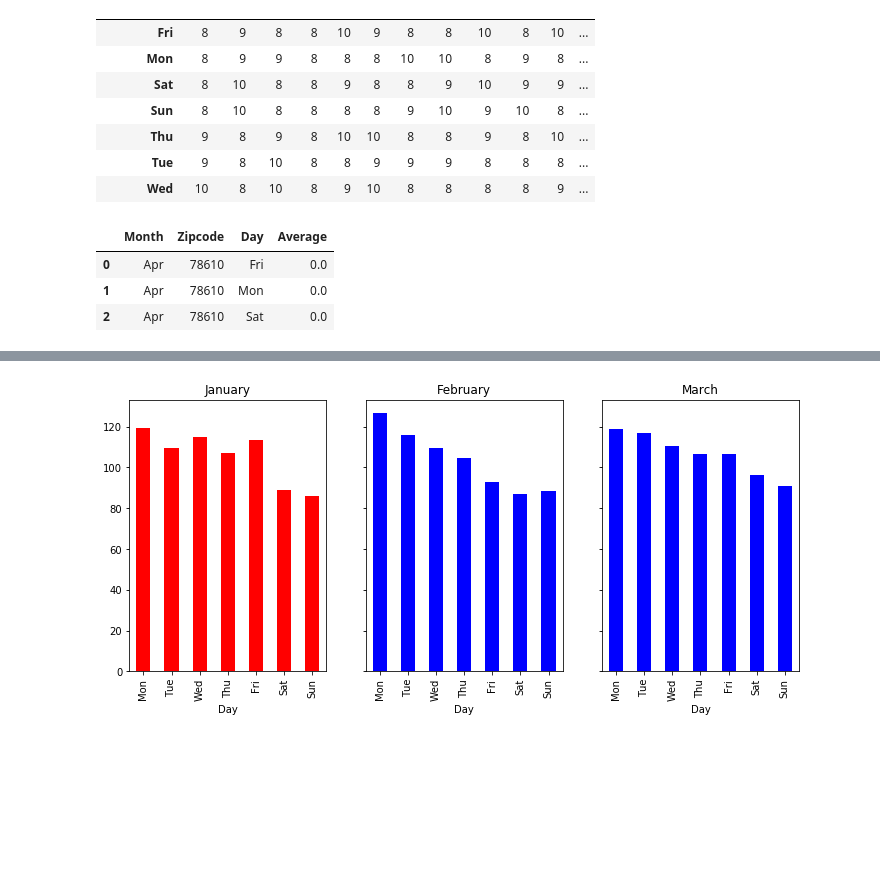
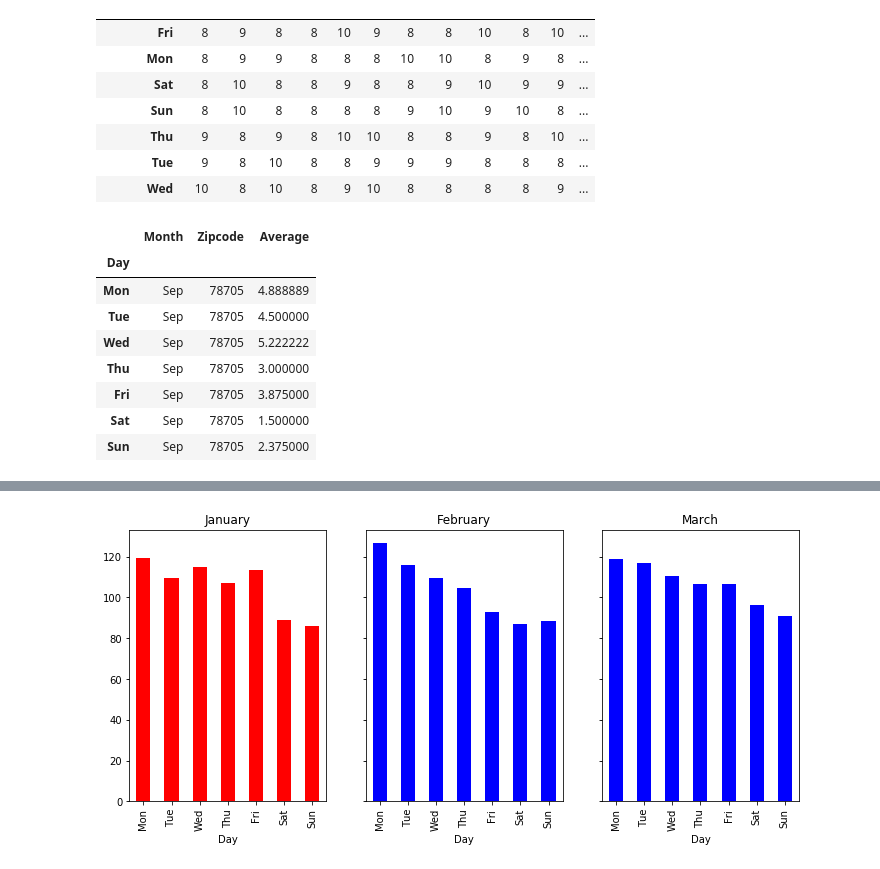
Before and after one commit to sxzhu/mis381_project, a Jupyter notebook: Exploratory_Template-model-Diehl.ipynb, the cells around one changed output, grey strips where cells are left out. Drawn from its saved outputs; the diff is of its cells as text; code cells hidden in the pictures; blank space fills up the shorter version.

```diff
--- a/Exploratory_Template-model-Diehl.ipynb
+++ b/Exploratory_Template-model-Diehl.ipynb
@@ -129,12 +124,23 @@ test
 # %%
 final = pd.DataFrame((result/test).unstack()).reset_index()
 final.columns = ['Month', 'Zipcode', 'Day', 'Average']
-final[:3]
+mask=(final['Month']=='Sep')
+mask1=(final['Zipcode']=='78705')
+mask2=(mask1&mask)
+final1=final[mask2]
+final1.index=final1['Day']
+final1=final1.drop('Day',axis=1)
+final1.reindex(['Mon','Tue','Wed','Thu','Fri','Sat','Sun'])
 # %% [output]
-|  | Month | Zipcode | Day | Average |
-| 0 | Apr | 78610 | Fri | 0.0 |
-| 1 | Apr | 78610 | Mon | 0.0 |
-| 2 | Apr | 78610 | Sat | 0.0 |
+|  | Month | Zipcode | Average |
+| Day |  |  |  |
+| Mon | Sep | 78705 | 4.888889 |
+| Tue | Sep | 78705 | 4.500000 |
+| Wed | Sep | 78705 | 5.222222 |
+| Thu | Sep | 78705 | 3.000000 |
+| Fri | Sep | 78705 | 3.875000 |
+| Sat | Sep | 78705 | 1.500000 |
+| Sun | Sep | 78705 | 2.375000 |
 # %%
 #final.groupby(['Month','Day'])['Average'].plot(kind='bar')
 #split bar by zipcode
```
Also changed, not shown: parts of 5 cells of this notebook, 1 other file.
